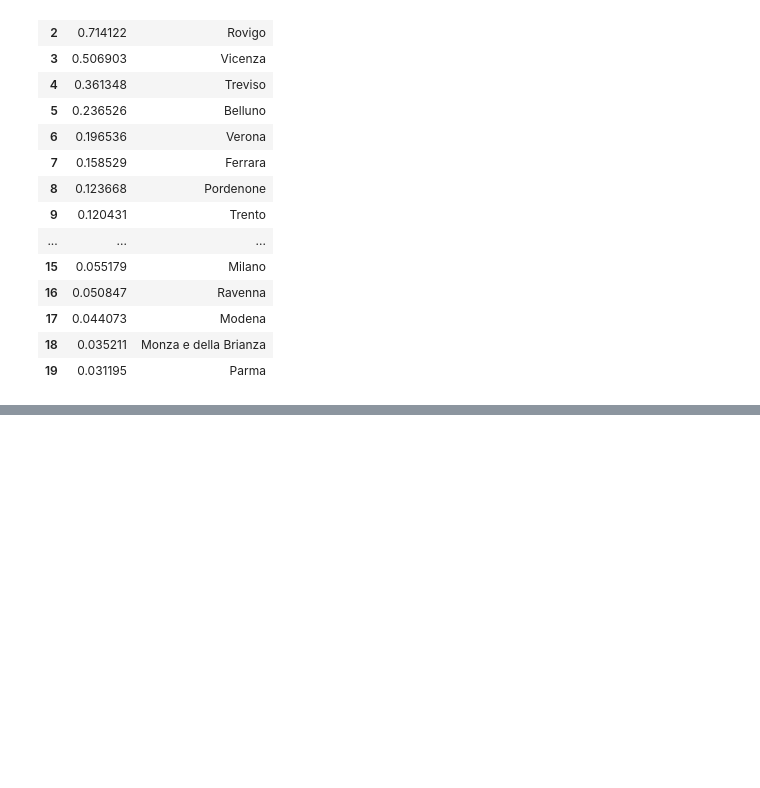
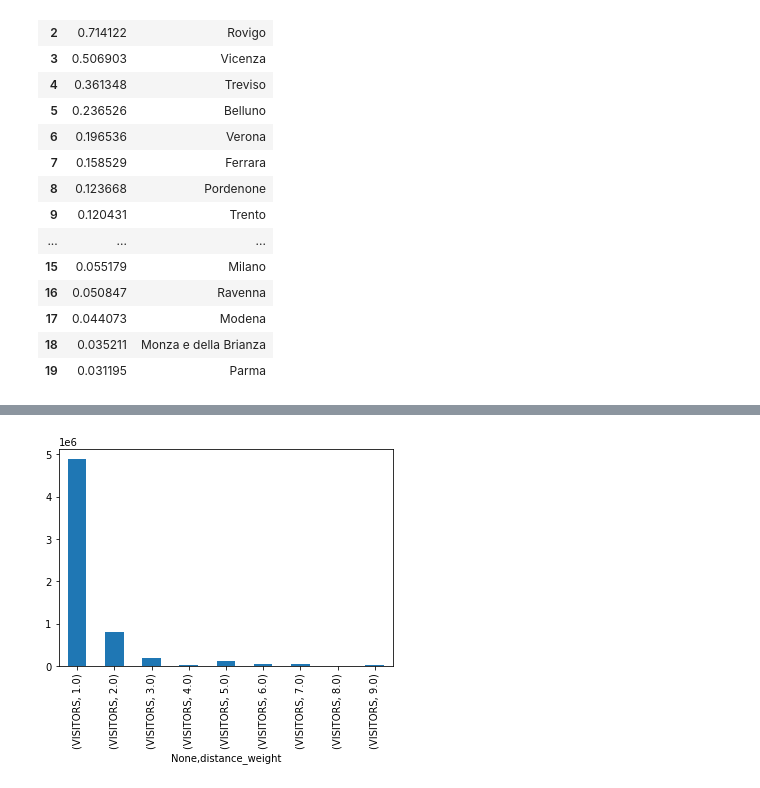
Before and after one commit to nico1654/project_work, a Jupyter notebook: Project_Work.ipynb, the cells around one changed output, grey strips where cells are left out. Cells and saved outputs as stored; diff of their text form; code cells hidden in the pictures; blank space fills up the shorter version.

```diff
--- a/Project_Work.ipynb
+++ b/Project_Work.ipynb
@@ -338,0 +406,15 @@ df_rapporti.sort_values(by="Rapporto", ascending=False).reset_index(drop=True).h
+# %%
+distance_weight_dict = {5: 1, 6: 2, 3: 2, 4: 2, 8: 2, 1: 3, 7: 4,
+                        2: 4, 9: 3, 10: 3, 11: 3, 12: 5, 13: 5, 14: 6, 15: 6, 16: 7, 17: 7, 18: 8, 19: 9, 20: 9}
+
+df_distance_from_padova = df_distinct_users.copy()
+
+df_distance_from_padova["distance_weight"] = df_distance_from_padova.COD_REG
+df_distance_from_padova = df_distance_from_padova[df_distance_from_padova.distance_weight.isna() == False]#
+df_distance_from_padova.distance_weight = df_distance_from_padova.distance_weight.replace(distance_weight_dict)
+# %%
+df_grouped_distance = df_distance_from_padova.groupby(by=["distance_weight"]).agg({"VISITORS": "sum"})
+df_grouped_distance.unstack().plot.bar()
+plt.show()
+# %% [output]
+[figure, added]
```
Also changed, not shown: parts of 12 cells of this notebook, 1 other file.
